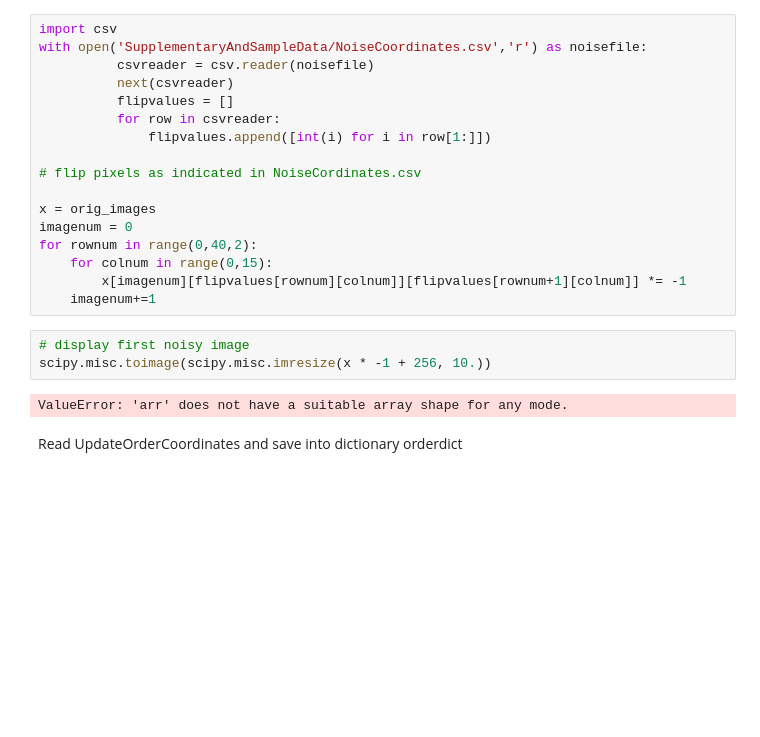
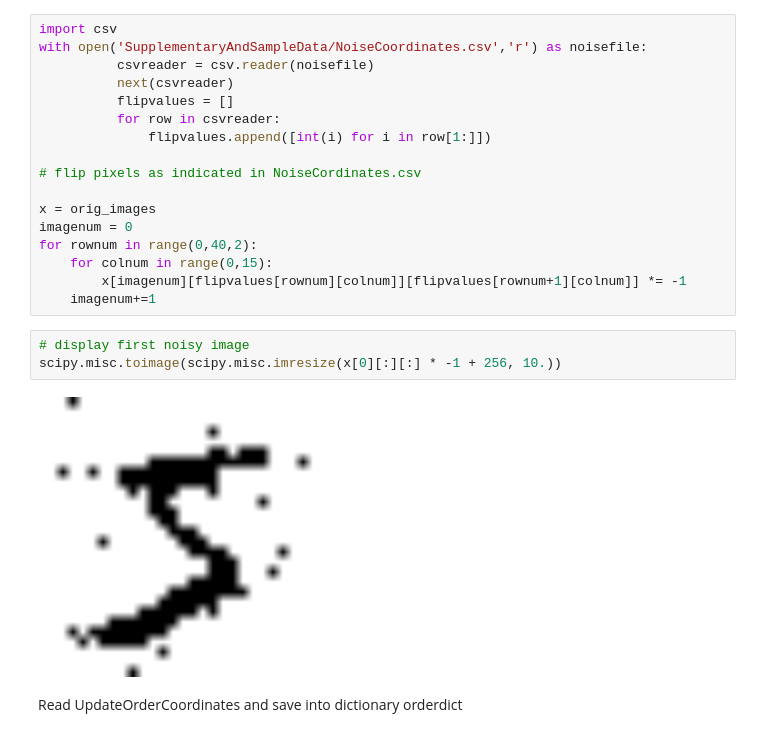
Before and after one commit to heenat2/MeanFieldInference_DenoiseImages, a Jupyter notebook: Denoise_Images.ipynb, the cells around one changed output. Cells and saved outputs as stored; diff of their text form; blank space fills up the shorter version.

```diff
--- a/Denoise_Images.ipynb
+++ b/Denoise_Images.ipynb
@@ -28,9 +33,9 @@ for rownum in range(0,40,2):
     imagenum+=1
 # %%
 # display first noisy image
-scipy.misc.toimage(scipy.misc.imresize(x * -1 + 256, 10.))
+scipy.misc.toimage(scipy.misc.imresize(x[0][:][:] * -1 + 256, 10.))
 # %% [output]
-ValueError: 'arr' does not have a suitable array shape for any mode.
+[figure, added]
 # %% [markdown]
 Read UpdateOrderCoordinates and save into dictionary orderdict
 # %%
```
Also changed, not shown: parts of 1 cell of this notebook.
